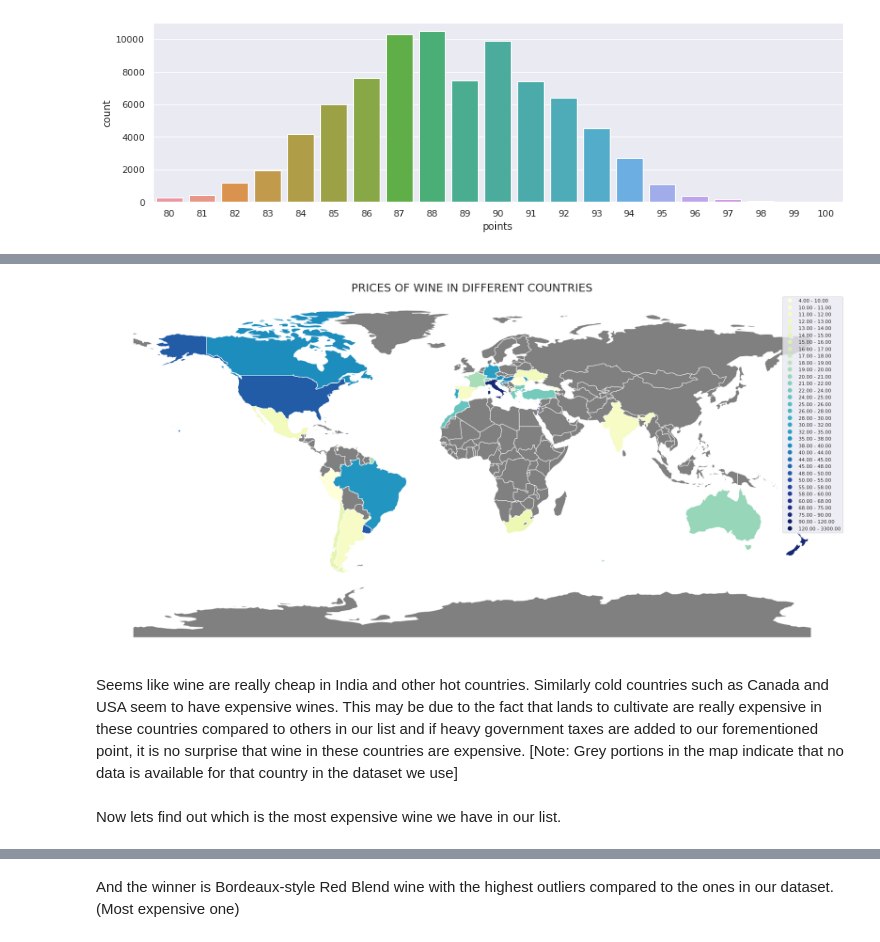
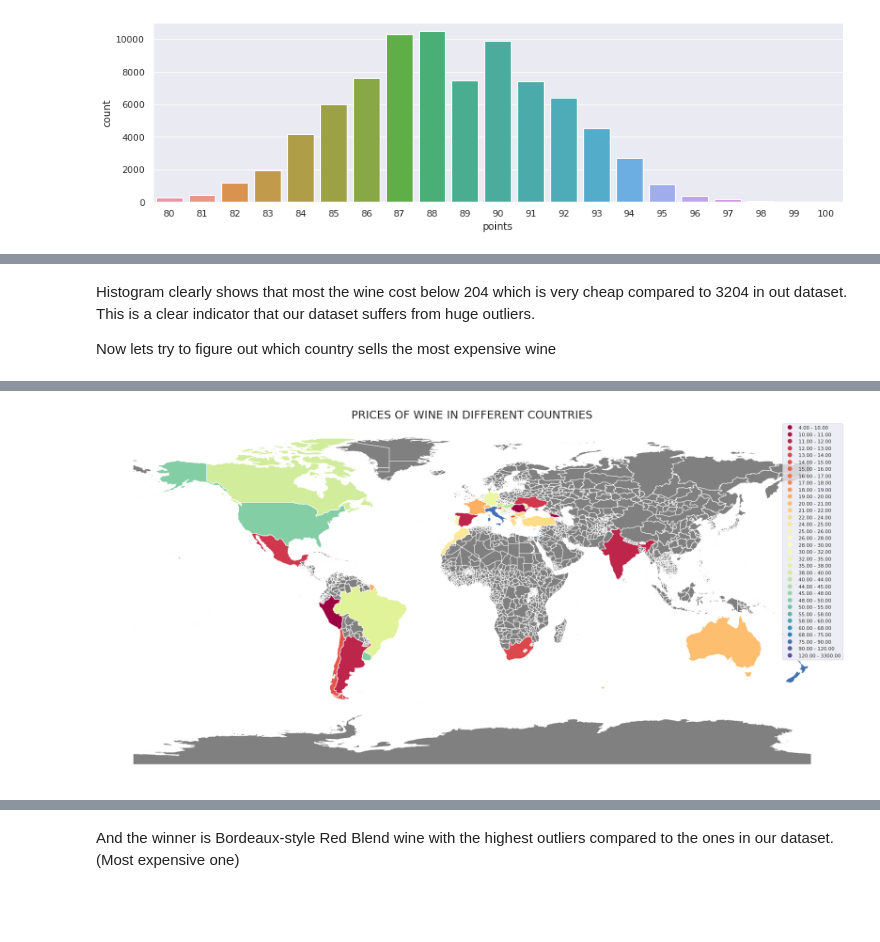
Before and after one commit to cyber-noob/Basics-of-ML, a Jupyter notebook: wine_eda.ipynb, the cells around one changed output, grey strips where cells are left out. Cells and saved outputs as stored; diff of their text form; code cells hidden in the pictures; blank space fills up the shorter version.

```diff
--- a/wine_eda.ipynb
+++ b/wine_eda.ipynb
@@ -31,0 +63,6 @@ dtype: float64
+# %%
+wine.drop(labels = ['user_name','designation','region_1','region_2'], axis = 1, inplace = True)
+wine.dropna(inplace = True)
+wine = wine.reset_index()
+#Percentage of NaNs in our dataset
+wine.isna().mean()*100
@@ -85,3 +183,6 @@ merged = pd.merge(df, wine, on = 'country', how = 'outer')
 !pip install mapclassify
 # %%
 merged = merged[['country', 'geometry', 'price']]
+# %%
+merged.dropna(inplace=True)
+merged = merged.reset_index()
@@ -88,8 +197,12 @@ merged = merged[['country', 'geometry', 'price']]
+# %% [markdown]
+Histogram clearly shows that most the wine cost below 204 which is very cheap compared to 3204 in out dataset. This is a clear indicator that our dataset suffers from huge outliers.
+
+Now lets try to figure out which country sells the most expensive wine
 # %%
 %%time
 %matplotlib inline
 ax = df.plot(color = 'grey', figsize = (30,15))
-merged.plot(ax = ax, column = 'price', cmap = 'YlGnBu', figsize=(30,15), scheme='quantiles',
+merged.plot(ax = ax, column = 'price', cmap = 'Spectral', figsize=(30,15), scheme='quantiles',
                   k=40, legend = True);
 ax.set_axis_off()
 ax.set_title('PRICES OF WINE IN DIFFERENT COUNTRIES', fontdict= {'fontsize':25})
@@ -99,5 +212 @@ Wall time: 2min 12s
-[figure, old version]
+[figure, new version]
-# %% [markdown]
-Seems like wine are really cheap in India and other hot countries. Similarly cold countries such as Canada and USA seem to have expensive wines. This may be due to the fact that lands to cultivate are really expensive in these countries compared to others in our list and if heavy government taxes are added to our forementioned point, it is no surprise that wine in these countries are expensive. [Note: Grey portions in the map indicate that no data is available for that country in the dataset we use]
-# %% [markdown]
-Now lets find out which is the most expensive wine we have in our list.
```
Also changed, not shown: parts of 31 cells of this notebook.
